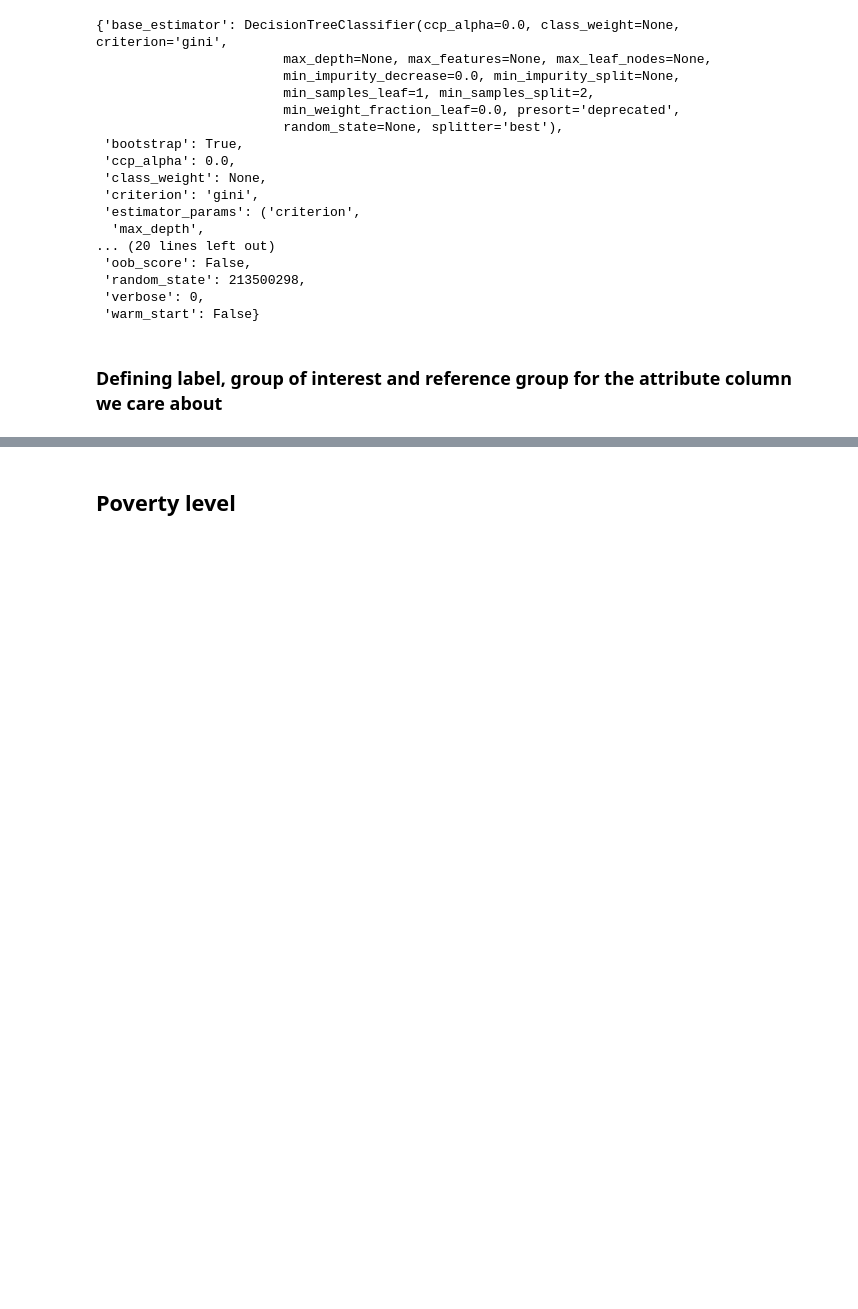
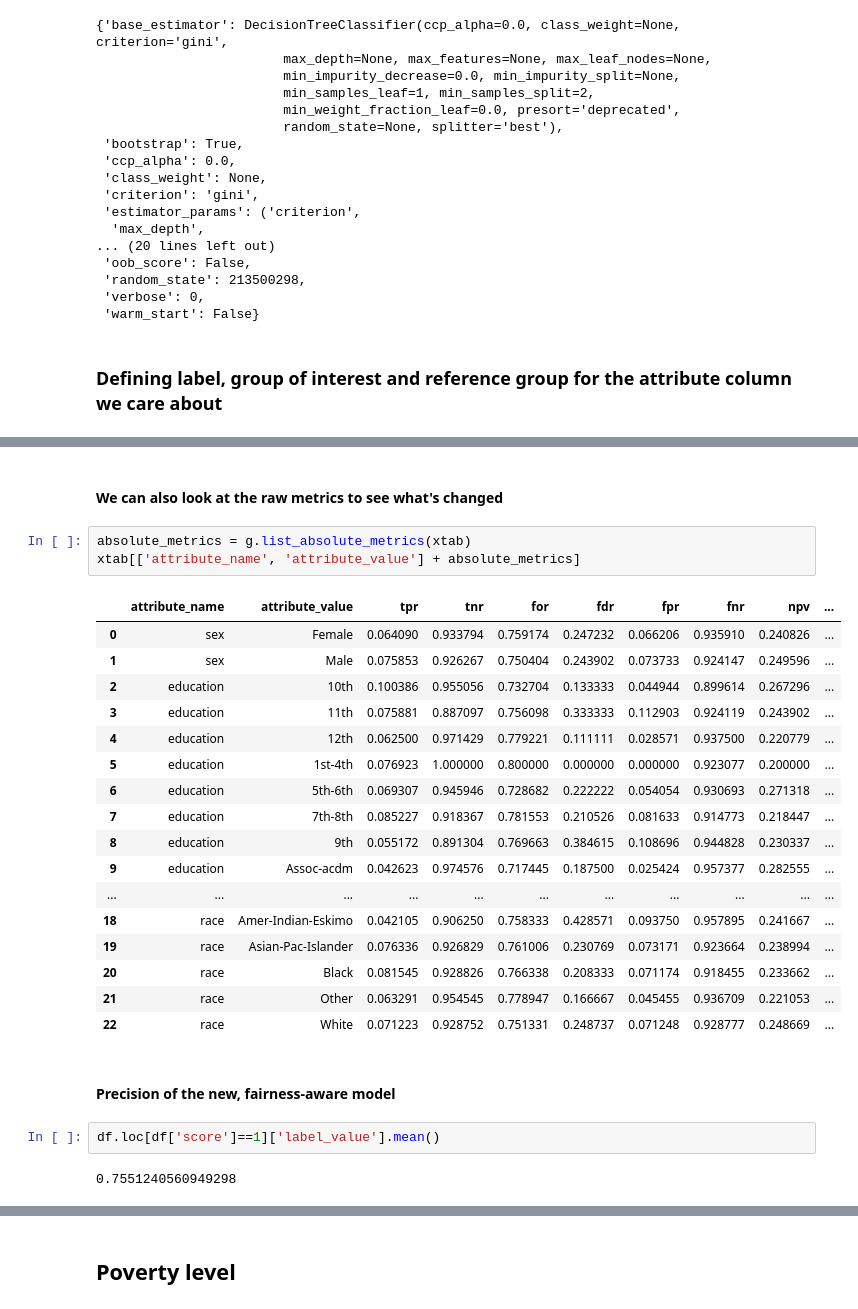
Before and after one commit to DuarteFaria/fairness_tutorial, a Jupyter notebook: notebooks/bias_reduction.ipynb, the cells around one changed output, grey strips where cells are left out. Cells and saved outputs as stored; diff of their text form; blank space fills up the shorter version.

```diff
--- a/notebooks/bias_reduction.ipynb
+++ b/notebooks/bias_reduction.ipynb
@@ -421,0 +652,29 @@ rf.__dict__
+# %% [markdown]
+#### We can also look at the raw metrics to see what's changed
+# %%
+absolute_metrics = g.list_absolute_metrics(xtab)
+xtab[['attribute_name', 'attribute_value'] + absolute_metrics]
+# %% [output]
+|  | attribute_name | attribute_value | tpr | tnr | for | fdr | fpr | fnr | npv | ... |
+| 0 | sex | Female | 0.064090 | 0.933794 | 0.759174 | 0.247232 | 0.066206 | 0.935910 | 0.240826 | ... |
+| 1 | sex | Male | 0.075853 | 0.926267 | 0.750404 | 0.243902 | 0.073733 | 0.924147 | 0.249596 | ... |
+| 2 | education | 10th | 0.100386 | 0.955056 | 0.732704 | 0.133333 | 0.044944 | 0.899614 | 0.267296 | ... |
+| 3 | education | 11th | 0.075881 | 0.887097 | 0.756098 | 0.333333 | 0.112903 | 0.924119 | 0.243902 | ... |
+| 4 | education | 12th | 0.062500 | 0.971429 | 0.779221 | 0.111111 | 0.028571 | 0.937500 | 0.220779 | ... |
+| 5 | education | 1st-4th | 0.076923 | 1.000000 | 0.800000 | 0.000000 | 0.000000 | 0.923077 | 0.200000 | ... |
+| 6 | education | 5th-6th | 0.069307 | 0.945946 | 0.728682 | 0.222222 | 0.054054 | 0.930693 | 0.271318 | ... |
+| 7 | education | 7th-8th | 0.085227 | 0.918367 | 0.781553 | 0.210526 | 0.081633 | 0.914773 | 0.218447 | ... |
+| 8 | education | 9th | 0.055172 | 0.891304 | 0.769663 | 0.384615 | 0.108696 | 0.944828 | 0.230337 | ... |
+| 9 | education | Assoc-acdm | 0.042623 | 0.974576 | 0.717445 | 0.187500 | 0.025424 | 0.957377 | 0.282555 | ... |
+| ... | ... | ... | ... | ... | ... | ... | ... | ... | ... | ... |
+| 18 | race | Amer-Indian-Eskimo | 0.042105 | 0.906250 | 0.758333 | 0.428571 | 0.093750 | 0.957895 | 0.241667 | ... |
+| 19 | race | Asian-Pac-Islander | 0.076336 | 0.926829 | 0.761006 | 0.230769 | 0.073171 | 0.923664 | 0.238994 | ... |
+| 20 | race | Black | 0.081545 | 0.928826 | 0.766338 | 0.208333 | 0.071174 | 0.918455 | 0.233662 | ... |
+| 21 | race | Other | 0.063291 | 0.954545 | 0.778947 | 0.166667 | 0.045455 | 0.936709 | 0.221053 | ... |
+| 22 | race | White | 0.071223 | 0.928752 | 0.751331 | 0.248737 | 0.071248 | 0.928777 | 0.248669 | ... |
+# %% [markdown]
+#### Precision of the new, fairness-aware model
+# %%
+df.loc[df['score']==1]['label_value'].mean()
+# %% [output]
+0.7551240560949298
```
Also changed, not shown: parts of 36 cells of this notebook.
